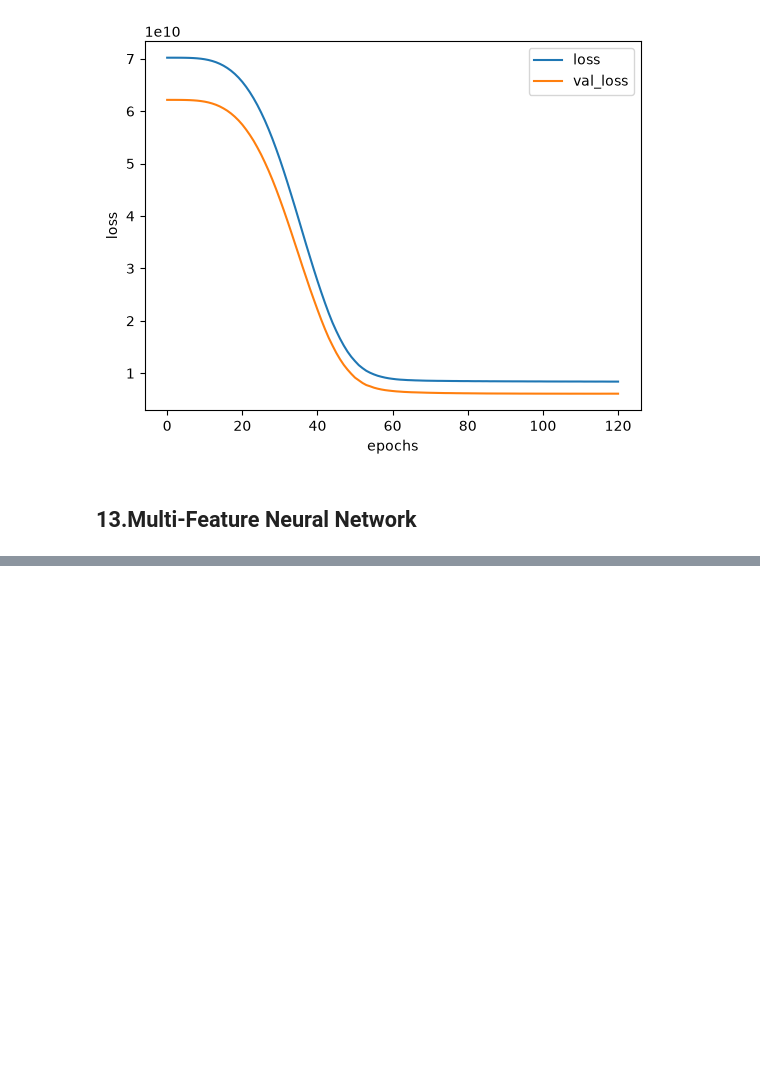
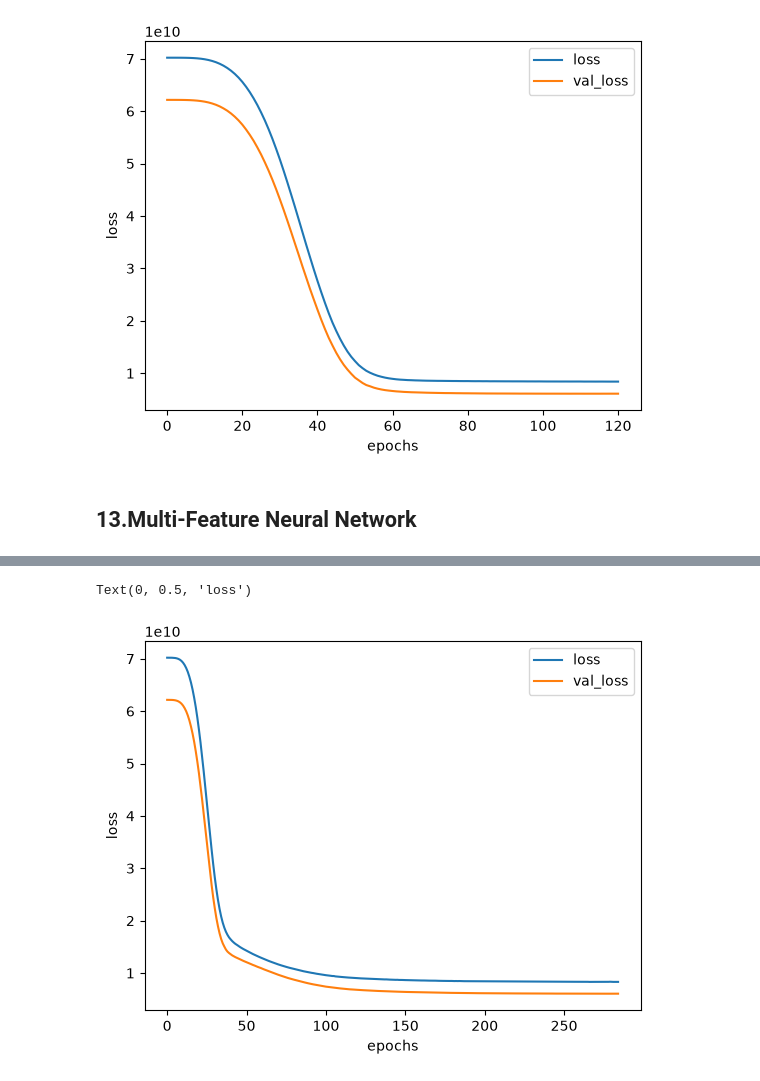
Before and after one commit to Qaem-7/labs_projects, a Jupyter notebook: Labs/9. Neural Network/Exercise/9.2.1_intro_neural_network_lab.ipynb, the cells around one changed output, grey strips where cells are left out. Drawn from its saved outputs; the diff is of its cells as text; code cells hidden in the pictures; blank space fills up the shorter version.

```diff
--- a/Labs/9. Neural Network/Exercise/9.2.1_intro_neural_network_lab.ipynb
+++ b/Labs/9. Neural Network/Exercise/9.2.1_intro_neural_network_lab.ipynb
@@ -970,10 +970,4 @@ model10.compile(optimizer='adam', loss='mse', metrics=['mae'])
 
 
 # Step 3: Fit
-history = model10.fit(X_train_scaled, y_train,
-    validation_data=(X_val_scaled, y_val),
-    epochs=300,
-    batch_size=16,
-    callbacks=[es],
-    verbose=1
-)
+history = model10.fit(X_train_scaled, y_train, validation_data=(X_val_scaled, y_val), epochs=300, batch_size=16, callbacks=[es], verbose=1)
@@ -984,2 +1018,4 @@ history = model10.fit(X_train_scaled, y_train,
 # %%
 # Create a History Data Frame
+history_df = pd.DataFrame(history.history)
+history_df.head()
@@ -986,2 +1029,8 @@ history = model10.fit(X_train_scaled, y_train,
 # %%
 # Visualize Epochs vs. Loss for the Training Loss and Validation Loss
+history_df[['loss', 'val_loss']].plot()
+plt.xlabel('epochs')
+plt.ylabel('loss')
+# %% [output]
+Text(0, 0.5, 'loss')
+[figure, added]
```
Also changed, not shown: parts of 4 cells of this notebook.
